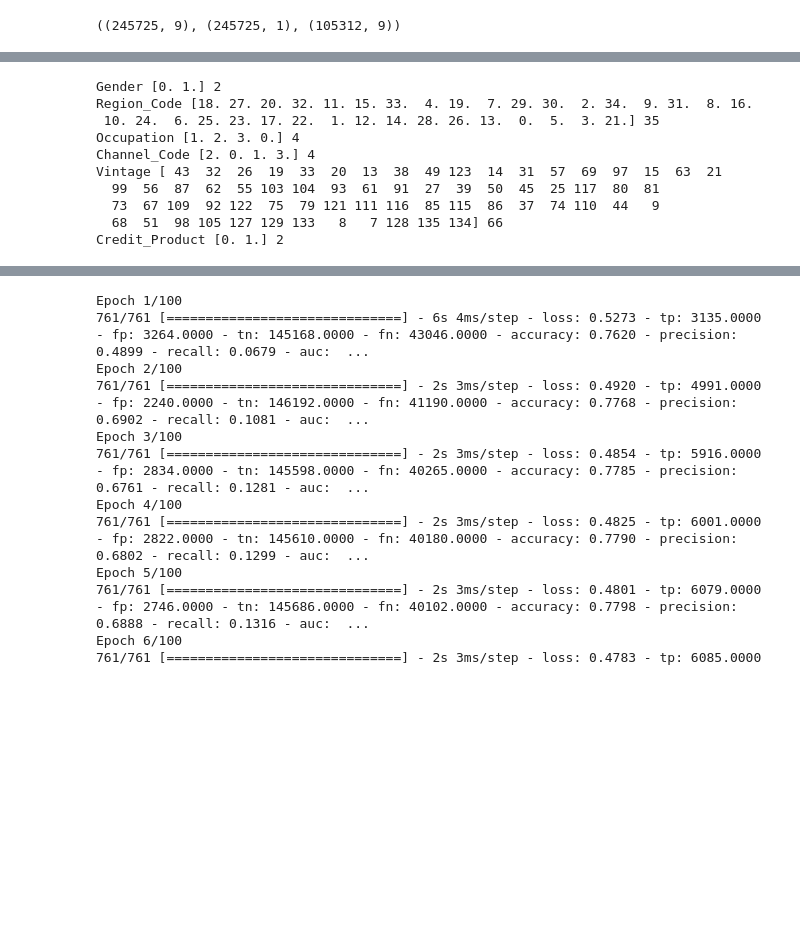
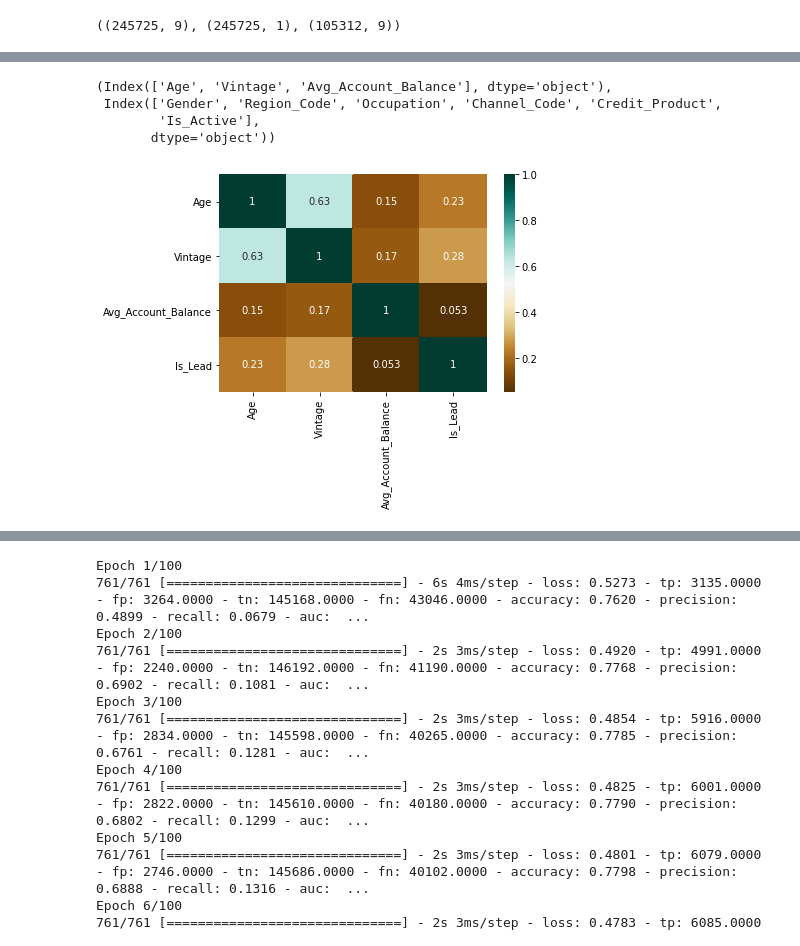
Before and after one commit to invisible23man/Hackathon, a Jupyter notebook: Hackathon.ipynb, the cells around one changed output, grey strips where cells are left out. Drawn from its saved outputs; the diff is of its cells as text; code cells hidden in the pictures; blank space fills up the shorter version.

```diff
--- a/Hackathon.ipynb
+++ b/Hackathon.ipynb
@@ -172,14 +134,12 @@ X_test.head()
-# %%
-for col in ['Gender','Region_Code','Occupation','Channel_Code','Vintage','Credit_Product']:
-  print(col, X_train[col].unique(),X_train[col].nunique())
-# %% [output]
-Gender [0. 1.] 2
-Region_Code [18. 27. 20. 32. 11. 15. 33.  4. 19.  7. 29. 30.  2. 34.  9. 31.  8. 16.
- 10. 24.  6. 25. 23. 17. 22.  1. 12. 14. 28. 26. 13.  0.  5.  3. 21.] 35
-Occupation [1. 2. 3. 0.] 4
-Channel_Code [2. 0. 1. 3.] 4
-Vintage [ 43  32  26  19  33  20  13  38  49 123  14  31  57  69  97  15  63  21
-  99  56  87  62  55 103 104  93  61  91  27  39  50  45  25 117  80  81
-  73  67 109  92 122  75  79 121 111 116  85 115  86  37  74 110  44   9
-  68  51  98 105 127 129 133   8   7 128 135 134] 66
-Credit_Product [0. 1.] 2
+# %%
+numerical_columns = X_train.select_dtypes(include=["number"]).columns
+X_train_num = X_train[numerical_columns]
+X_test_num = X_test[numerical_columns]
+X_train_cat = X_train[categorical_columns]
+X_test_cat = X_test[categorical_columns]
+numerical_columns, categorical_columns
+# %% [output]
+(Index(['Age', 'Vintage', 'Avg_Account_Balance'], dtype='object'),
+ Index(['Gender', 'Region_Code', 'Occupation', 'Channel_Code', 'Credit_Product',
+        'Is_Active'],
+       dtype='object'))
@@ -185,0 +185,6 @@ Credit_Product [0. 1.] 2
+# %%
+import seaborn as sns
+train_num = pd.concat([X_train_num,Y_train],axis=1)
+g = sns.heatmap(train_num.corr(),cmap="BrBG",annot=True)
+# %% [output]
+[figure, added]
```
Also changed, not shown: parts of 55 cells of this notebook.
